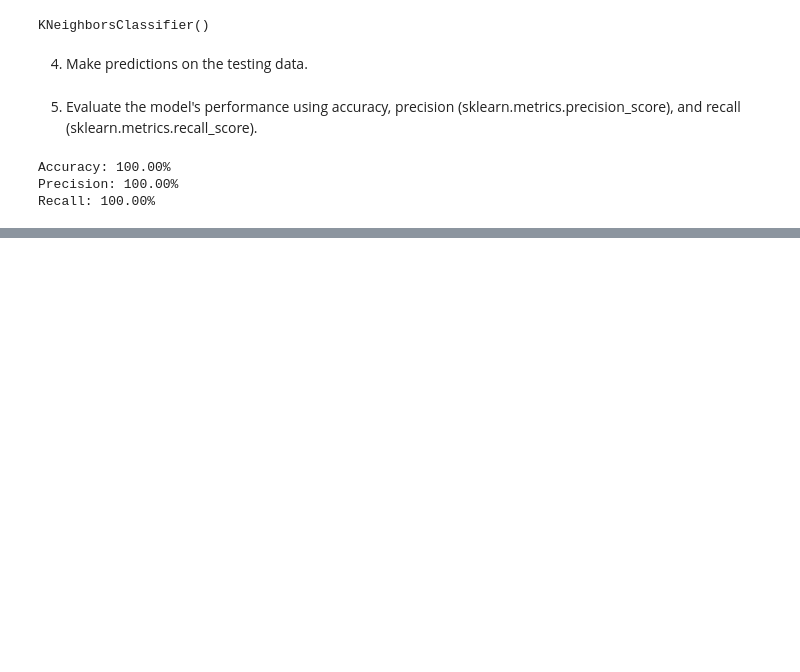
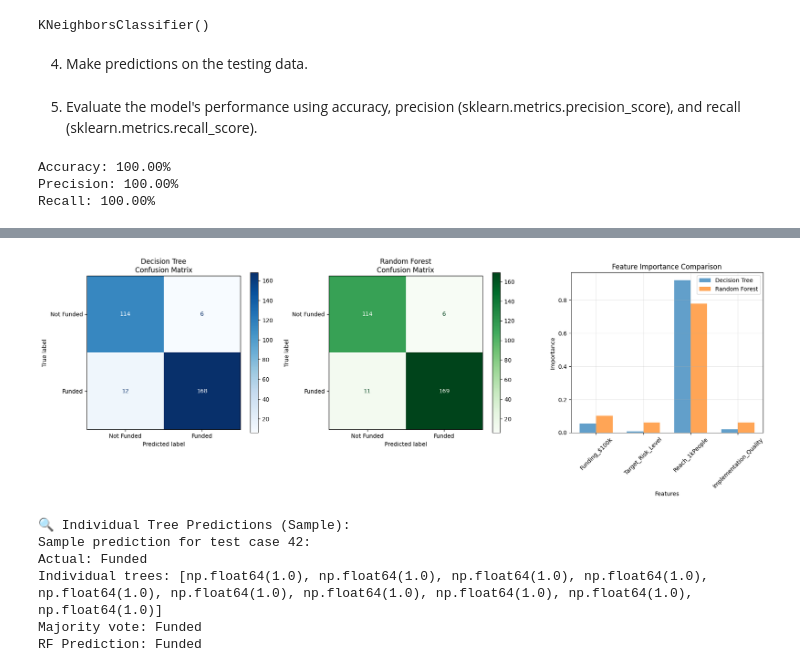
Before and after one commit to KubaJerz/VLab_AI_ML_Training, a Jupyter notebook: summer25-workshop/02knn_and_dt.ipynb, the cells around one changed output, grey strips where cells are left out. Cells and saved outputs as stored; diff of their text form; code cells hidden in the pictures; blank space fills up the shorter version.

```diff
--- a/summer25-workshop/02knn_and_dt.ipynb
+++ b/summer25-workshop/02knn_and_dt.ipynb
@@ -442,0 +705,20 @@ Recall: 100.00%
+# %%
+
+# Cell 24 - Code
+# Let's see this in action with our funding data
+rf_model = RandomForestClassifier(n_estimators=100, random_state=42)
+rf_model.fit(X_train_dt, y_train_dt)
+
+# Compare single tree vs random forest
+dt_best = DecisionTreeClassifier(max_depth=5, random_state=42)  # Best depth from above
+dt_best.fit(X_train_dt, y_train_dt)
+
+# Predictions
+dt_pred = dt_best.predict(X_test_dt)
+rf_pred = rf_model.predict(X_test_dt)
+
+# Performance comparison
+print("🌲 Single Decision Tree vs 🌳 Random Forest")
+print("=" * 50)
+print(f"Decision Tree Accuracy: {accuracy_score(y_test_dt, dt_pred):.3f}")
+print(f"Random Forest Accuracy: {accuracy_score(y_test_dt, rf_pred):.3f}")
@@ -442,0 +730,60 @@ Recall: 100.00%
+# %%
+# Detailed comparison
+fig, axes = plt.subplots(1, 3, figsize=(18, 6))
+
+# Confusion matrices
+cm_dt = confusion_matrix(y_test_dt, dt_pred)
+cm_rf = confusion_matrix(y_test_dt, rf_pred)
+
+disp_dt = ConfusionMatrixDisplay(confusion_matrix=cm_dt, display_labels=['Not Funded', 'Funded'])
+disp_dt.plot(ax=axes[0], cmap='Blues')
+axes[0].set_title('Decision Tree\nConfusion Matrix')
+
+disp_rf = ConfusionMatrixDisplay(confusion_matrix=cm_rf, display_labels=['Not Funded', 'Funded'])
+disp_rf.plot(ax=axes[1], cmap='Greens')
+axes[1].set_title('Random Forest\nConfusion Matrix')
+
+# Feature importance comparison
+feature_importance_dt = dt_best.feature_importances_
+feature_importance_rf = rf_model.feature_importances_
+
+x_pos = np.arange(len(features))
+width = 0.35
+
+axes[2].bar(x_pos - width/2, feature_importance_dt, width, label='Decision Tree', alpha=0.7)
+axes[2].bar(x_pos + width/2, feature_importance_rf, width, label='Random Forest', alpha=0.7)
+axes[2].set_xlabel('Features')
+axes[2].set_ylabel('Importance')
+axes[2].set_title('Feature Importance Comparison')
+axes[2].set_xticks(x_pos)
+axes[2].set_xticklabels(features, rotation=45)
+axes[2].legend()
+axes[2].grid(True, alpha=0.3)
+
+plt.tight_layout()
+plt.show()
+
+# Show individual tree predictions (first 5 trees)
+print("\n🔍 Individual Tree Predictions (Sample):")
+sample_idx = 42
+sample_data = X_test_dt[sample_idx:sample_idx+1]
+actual_label = y_test_dt[sample_idx]
+
+tree_predictions = []
+for i in range(min(10, rf_model.n_estimators)):
+    tree_pred = rf_model.estimators_[i].predict(sample_data)[0]
+    tree_predictions.append(tree_pred)
+
+print(f"Sample prediction for test case {sample_idx}:")
+print(f"Actual: {'Funded' if actual_label else 'Not Funded'}")
+print(f"Individual trees: {tree_predictions}")
+print(f"Majority vote: {'Funded' if sum(tree_predictions) > len(tree_predictions)/2 else 'Not Funded'}")
+print(f"RF Prediction: {'Funded' if rf_model.predict(sample_data)[0] else 'Not Funded'}")
+# %% [output]
+[figure, added]
+🔍 Individual Tree Predictions (Sample):
+Sample prediction for test case 42:
+Actual: Funded
+Individual trees: [np.float64(1.0), np.float64(1.0), np.float64(1.0), np.float64(1.0), np.float64(1.0), np.float64(1.0), np.float64(1.0), np.float64(1.0), np.float64(1.0), np.float64(1.0)]
+Majority vote: Funded
+RF Prediction: Funded
```
Also changed, not shown: parts of 19 cells of this notebook.
